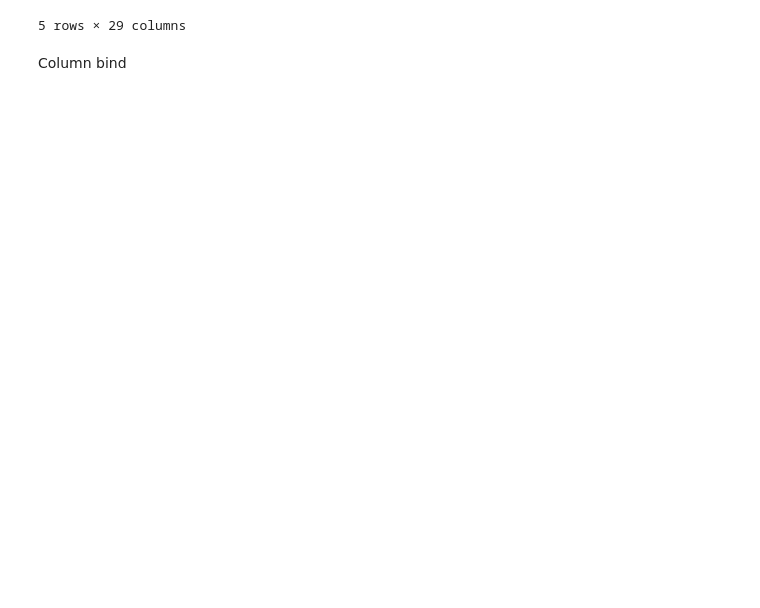
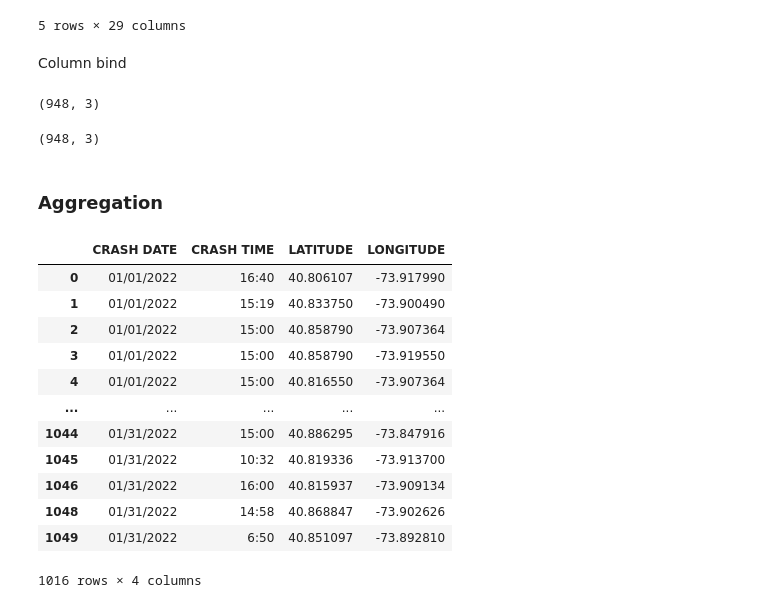
Before and after one commit to ryanhasch/ids-s22, a Jupyter notebook: _sources/docs/pandas.ipynb, the cells around one changed output. Cells and saved outputs as stored; diff of their text form; code cells hidden in the pictures; blank space fills up the shorter version.

```diff
--- a/_sources/docs/pandas.ipynb
+++ b/_sources/docs/pandas.ipynb
@@ -147,0 +136,6 @@ bronx_crash.iloc[0:9, 0:2]
+# %%
+bronx_long = nyc_crash.loc[nyc_crash['BOROUGH'] == 'BRONX',
+                           ["CRASH DATE", "CRASH TIME", "LONGITUDE"]]
+bronx_lat  = nyc_crash.loc[nyc_crash['BOROUGH'] == 'BRONX',
+                           ["CRASH DATE", "CRASH TIME", "LATITUDE"]]
+bronx_lat.head(5)
@@ -222,3 +227,31 @@ bronx_crash.append(brooklyn_crash).tail(5)
 5 rows × 29 columns
 # %% [markdown]
 Column bind
+# %%
+mybronx = pd.merge(bronx_lat, bronx_long)
+# %%
+bronx_lat.shape
+# %% [output]
+(948, 3)
+# %%
+bronx_long.shape
+# %% [output]
+(948, 3)
+# %% [markdown]
+### Aggregation
+# %%
+mybronx.dropna()
+# %% [output]
+|  | CRASH DATE | CRASH TIME | LATITUDE | LONGITUDE |
+| 0 | 01/01/2022 | 16:40 | 40.806107 | -73.917990 |
+| 1 | 01/01/2022 | 15:19 | 40.833750 | -73.900490 |
+| 2 | 01/01/2022 | 15:00 | 40.858790 | -73.907364 |
+| 3 | 01/01/2022 | 15:00 | 40.858790 | -73.919550 |
+| 4 | 01/01/2022 | 15:00 | 40.816550 | -73.907364 |
+| ... | ... | ... | ... | ... |
+| 1044 | 01/31/2022 | 15:00 | 40.886295 | -73.847916 |
+| 1045 | 01/31/2022 | 10:32 | 40.819336 | -73.913700 |
+| 1046 | 01/31/2022 | 16:00 | 40.815937 | -73.909134 |
+| 1048 | 01/31/2022 | 14:58 | 40.868847 | -73.902626 |
+| 1049 | 01/31/2022 | 6:50 | 40.851097 | -73.892810 |
+1016 rows × 4 columns
```
Also changed, not shown: parts of 6 cells of this notebook, 24 other files.
